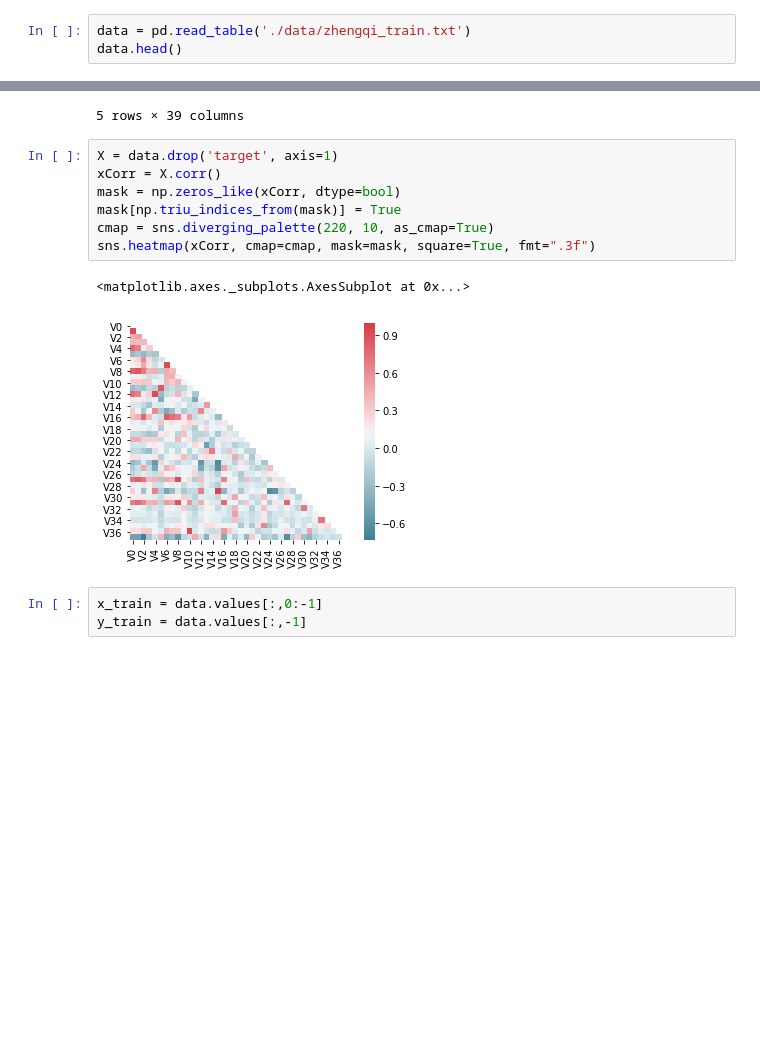
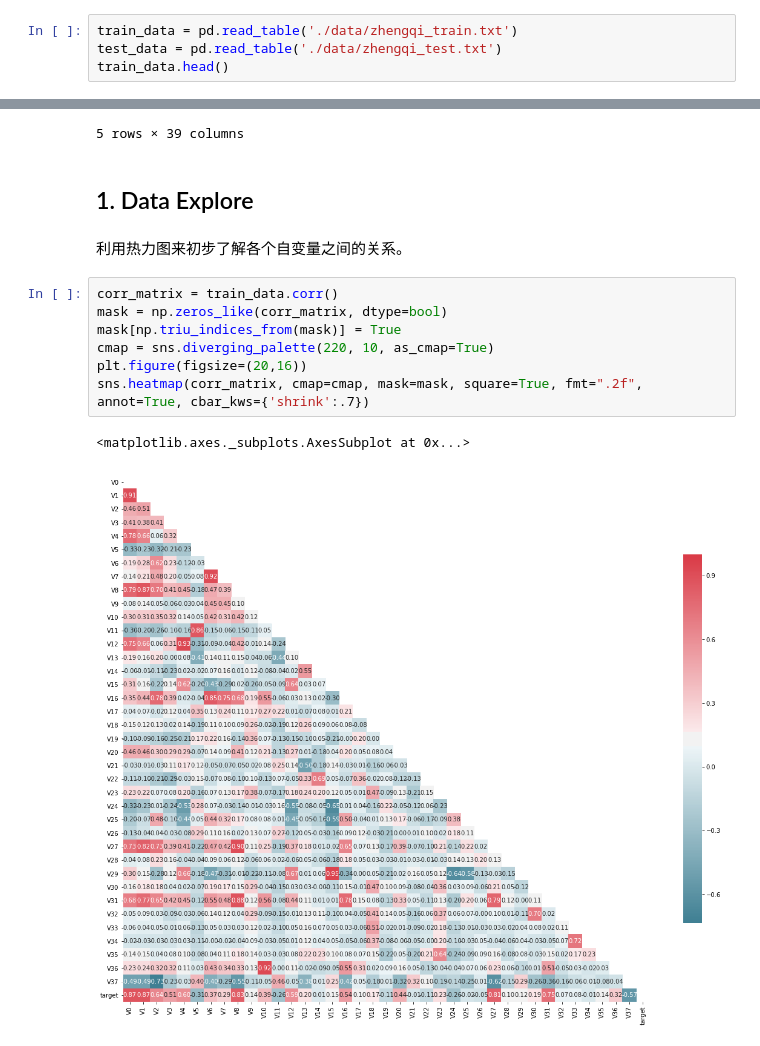
Before and after one commit to Phil-Kuo/Python-snippets, a Jupyter notebook: Industrial steam forecast/Industrial steam forecast.ipynb, the cells around one changed output, grey strips where cells are left out. Saved outputs shown, nothing was run; the diff lists cells and outputs as text; blank space fills up the shorter version.

```diff
--- a/Industrial steam forecast/Industrial steam forecast.ipynb
+++ b/Industrial steam forecast/Industrial steam forecast.ipynb
@@ -12,6 +14,7 @@ from sklearn.ensemble import GradientBoostingRegressor
 # %%
-data = pd.read_table('./data/zhengqi_train.txt')
-data.head()
+train_data = pd.read_table('./data/zhengqi_train.txt')
+test_data = pd.read_table('./data/zhengqi_test.txt')
+train_data.head()
 # %% [output]
 |  | V0 | V1 | V2 | V3 | V4 | V5 | V6 | V7 | V8 | V9 | ... | ... |
 | 0 | 0.566 | 0.016 | -0.143 | 0.407 | 0.452 | -0.901 | -1.812 | -2.360 | -0.436 | -2.114 | ... | ... |
@@ -20,16 +23,17 @@ data.head()
 | 3 | 0.733 | 0.368 | 0.283 | 0.165 | 0.599 | -0.679 | -1.200 | -2.086 | 0.403 | -2.114 | ... | ... |
 | 4 | 0.684 | 0.638 | 0.260 | 0.209 | 0.337 | -0.454 | -1.073 | -2.086 | 0.314 | -2.114 | ... | ... |
 5 rows × 39 columns
+# %% [markdown]
+## 1. Data Explore
+# %% [markdown]
+利用热力图来初步了解各个自变量之间的关系。
 # %%
-X = data.drop('target', axis=1)
-xCorr = X.corr()
-mask = np.zeros_like(xCorr, dtype=bool)
+corr_matrix = train_data.corr()
+mask = np.zeros_like(corr_matrix, dtype=bool)
 mask[np.triu_indices_from(mask)] = True
 cmap = sns.diverging_palette(220, 10, as_cmap=True)
-sns.heatmap(xCorr, cmap=cmap, mask=mask, square=True, fmt=".3f")
+plt.figure(figsize=(20,16))
+sns.heatmap(corr_matrix, cmap=cmap, mask=mask, square=True, fmt=".2f", annot=True, cbar_kws={'shrink':.7})
 # %% [output]
 <matplotlib.axes._subplots.AxesSubplot at 0x...>
-[figure, old version]
+[figure, new version]
-# %%
-x_train = data.values[:,0:-1]
-y_train = data.values[:,-1]
```
Also changed, not shown: parts of 29 cells of this notebook, 8 other files.
